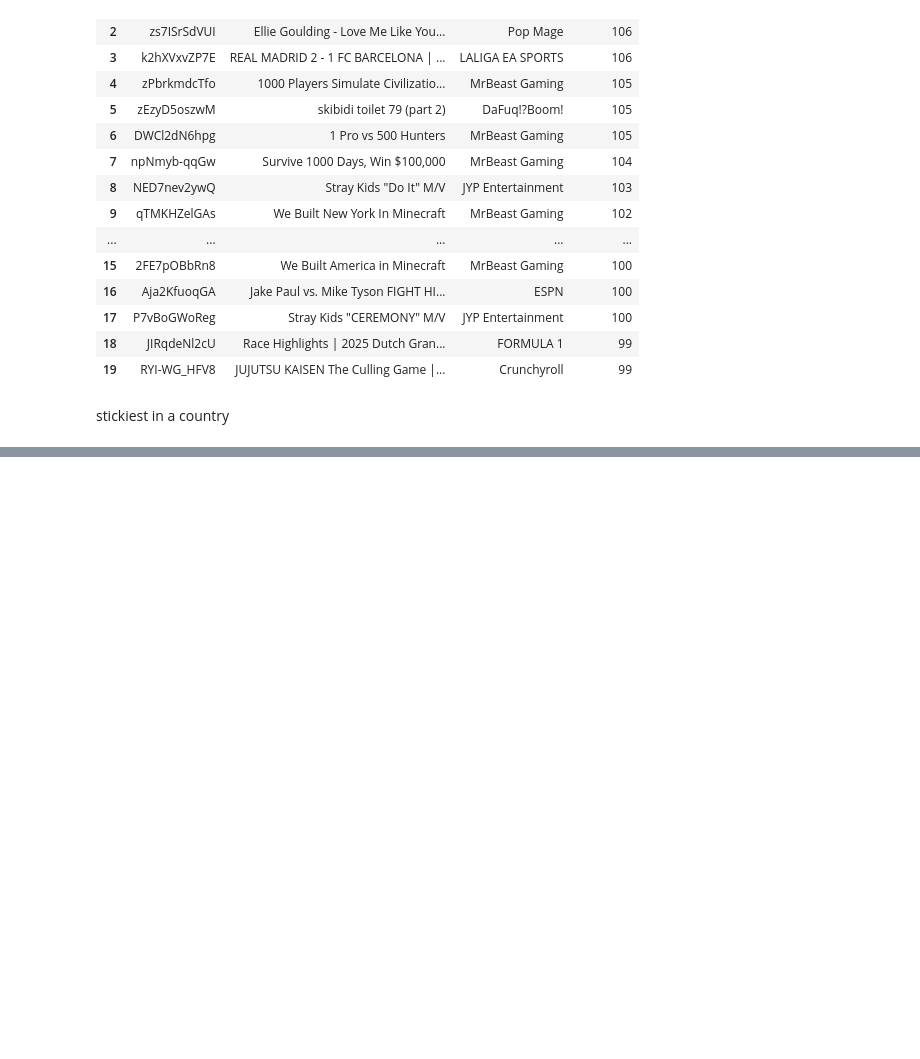
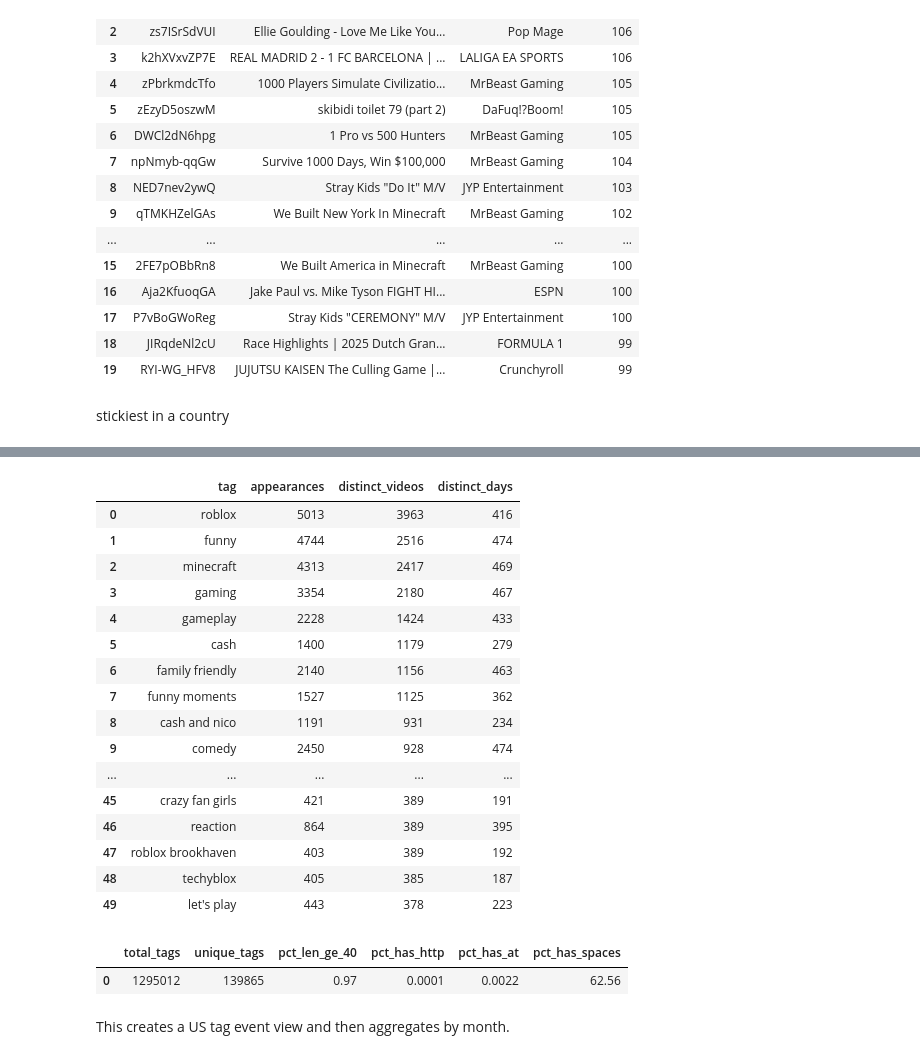
Before and after one commit to jocoolner/youtube-trending-app, a Jupyter notebook: notebooks/01_eda.ipynb, the cells around one changed output, grey strips where cells are left out. Drawn from its saved outputs; the diff is of its cells as text; code cells hidden in the pictures; blank space fills up the shorter version.

```diff
--- a/notebooks/01_eda.ipynb
+++ b/notebooks/01_eda.ipynb
@@ -311,0 +581,79 @@ LIMIT 20;
+# %%
+q("""
+WITH base AS (
+  SELECT video_id, video_trending_date, video_tags
+  FROM trending
+  WHERE video_trending_country='United States'
+    AND video_tags IS NOT NULL
+    AND trim(video_tags) <> ''
+    AND lower(trim(video_tags)) NOT IN ('[none]','none','nan','null')
+),
+tags AS (
+  SELECT
+    video_id,
+    video_trending_date,
+    lower(trim(regexp_replace(regexp_replace(tag,'^#+',''),'^"|"$',''))) AS tag
+  FROM base,
+  UNNEST(string_split(replace(video_tags, '|', ','), ',')) AS t(tag)
+  WHERE trim(tag) <> ''
+)
+SELECT
+  tag,
+  count(*) AS appearances,
+  count(DISTINCT video_id) AS distinct_videos,
+  count(DISTINCT video_trending_date) AS distinct_days
+FROM tags
+WHERE tag <> ''
+GROUP BY 1
+ORDER BY distinct_videos DESC
+LIMIT 50;
+""")
+# %% [output]
+|  | tag | appearances | distinct_videos | distinct_days |
+| 0 | roblox | 5013 | 3963 | 416 |
+| 1 | funny | 4744 | 2516 | 474 |
+| 2 | minecraft | 4313 | 2417 | 469 |
+| 3 | gaming | 3354 | 2180 | 467 |
+| 4 | gameplay | 2228 | 1424 | 433 |
+| 5 | cash | 1400 | 1179 | 279 |
+| 6 | family friendly | 2140 | 1156 | 463 |
+| 7 | funny moments | 1527 | 1125 | 362 |
+| 8 | cash and nico | 1191 | 931 | 234 |
+| 9 | comedy | 2450 | 928 | 474 |
+| ... | ... | ... | ... | ... |
+| 45 | crazy fan girls | 421 | 389 | 191 |
+| 46 | reaction | 864 | 389 | 395 |
+| 47 | roblox brookhaven | 403 | 389 | 192 |
+| 48 | techyblox | 405 | 385 | 187 |
+| 49 | let's play | 443 | 378 | 223 |
+# %%
+q("""
+WITH base AS (
+  SELECT video_tags
+  FROM trending
+  WHERE video_trending_country='United States'
+    AND video_tags IS NOT NULL
+    AND trim(video_tags) <> ''
+    AND lower(trim(video_tags)) NOT IN ('[none]','none','nan','null')
+),
+tags AS (
+  SELECT lower(trim(regexp_replace(regexp_replace(tag,'^#+',''),'^"|"$',''))) AS tag
+  FROM base,
+  UNNEST(string_split(replace(video_tags, '|', ','), ',')) AS t(tag)
+  WHERE trim(tag) <> ''
+)
+SELECT
+  count(*) AS total_tags,
+  count(DISTINCT tag) AS unique_tags,
+  round(100.0 * avg(CASE WHEN length(tag) >= 40 THEN 1 ELSE 0 END), 2) AS pct_len_ge_40,
+  round(100.0 * avg(CASE WHEN tag LIKE '%http%' THEN 1 ELSE 0 END), 4) AS pct_has_http,
+  round(100.0 * avg(CASE WHEN tag LIKE '%@%' THEN 1 ELSE 0 END), 4) AS pct_has_at,
+  round(100.0 * avg(CASE WHEN position(' ' IN tag) > 0 THEN 1 ELSE 0 END), 2) AS pct_has_spaces
+FROM tags
+WHERE tag <> '';
+""")
+# %% [output]
+|  | total_tags | unique_tags | pct_len_ge_40 | pct_has_http | pct_has_at | pct_has_spaces |
+| 0 | 1295012 | 139865 | 0.97 | 0.0001 | 0.0022 | 62.56 |
+# %% [markdown]
+This creates a US tag event view and then aggregates by month.
```
Also changed, not shown: parts of 22 cells of this notebook, 2 other files.
